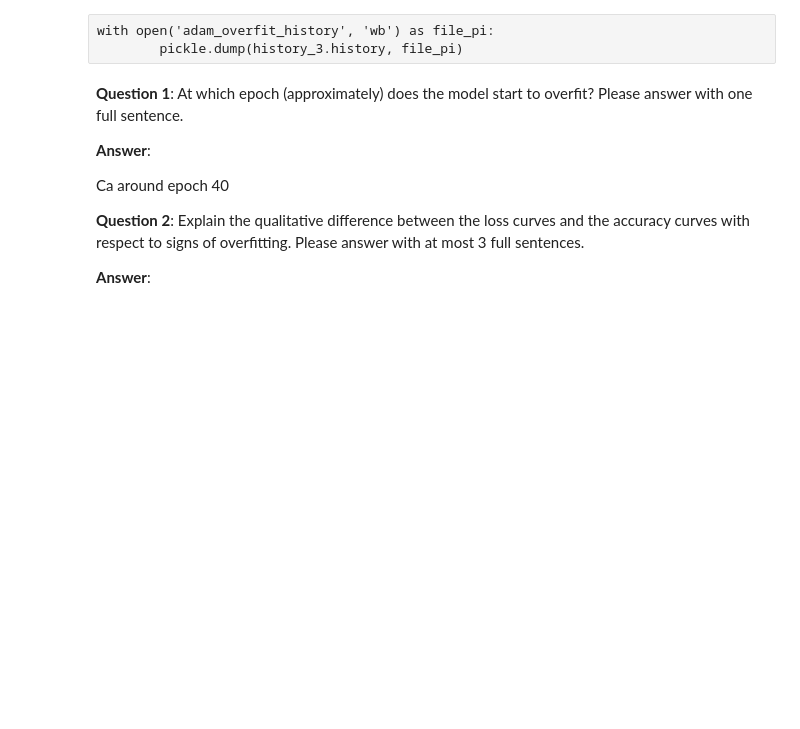
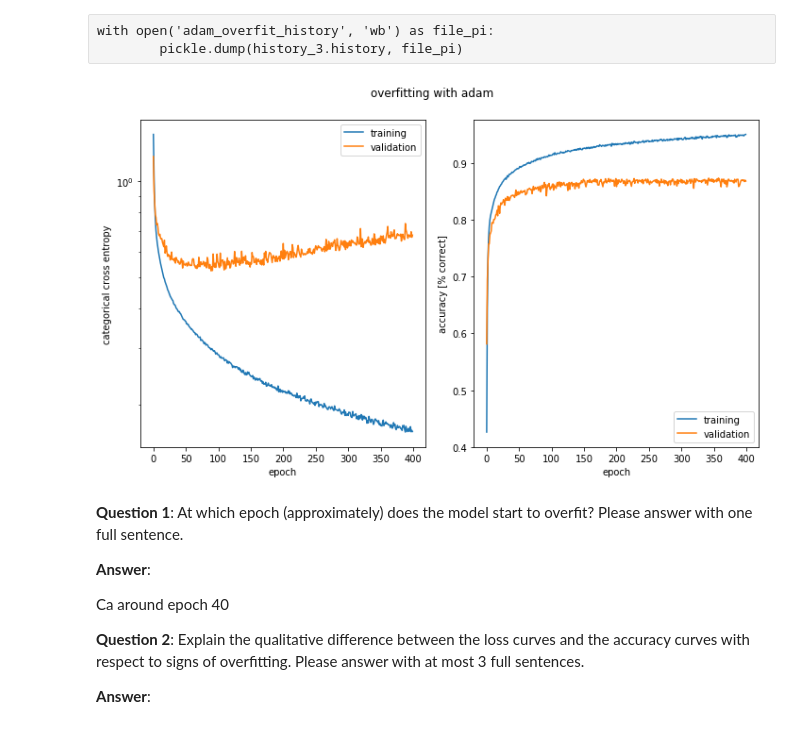
Before and after one commit to lguillain/Artificial-Neural-Networks, a Jupyter notebook: miniproject1/miniproject1_Leonore.ipynb, the cells around one changed output. Saved outputs shown, nothing was run; the diff lists cells and outputs as text; code cells hidden in the pictures; blank space fills up the shorter version.

```diff
--- a/miniproject1/miniproject1_Leonore.ipynb
+++ b/miniproject1/miniproject1_Leonore.ipynb
@@ -379,6 +448,13 @@ plt.show()
 # %% [raw]
 with open('adam_overfit_history', 'wb') as file_pi:
         pickle.dump(history_3.history, file_pi)
+# %%
+history = pickle.load( open( "adam_overfit_history", "rb" ) )
+
+plot_history_(history, "overfitting with adam")
+plt.show()
+# %% [output]
+[figure, added]
 # %% [markdown]
 **Question 1**: At which epoch (approximately) does the model start to overfit? Please answer with one full sentence.
 
```
Also changed, not shown: parts of 46 cells of this notebook.
